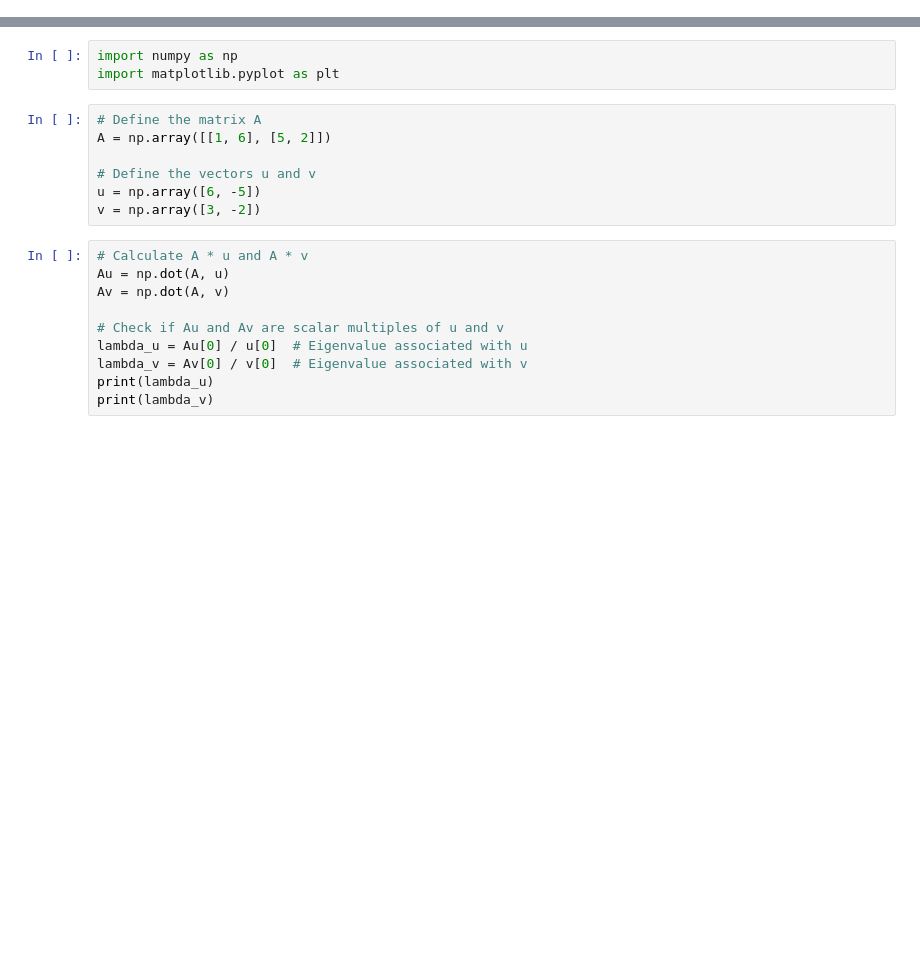
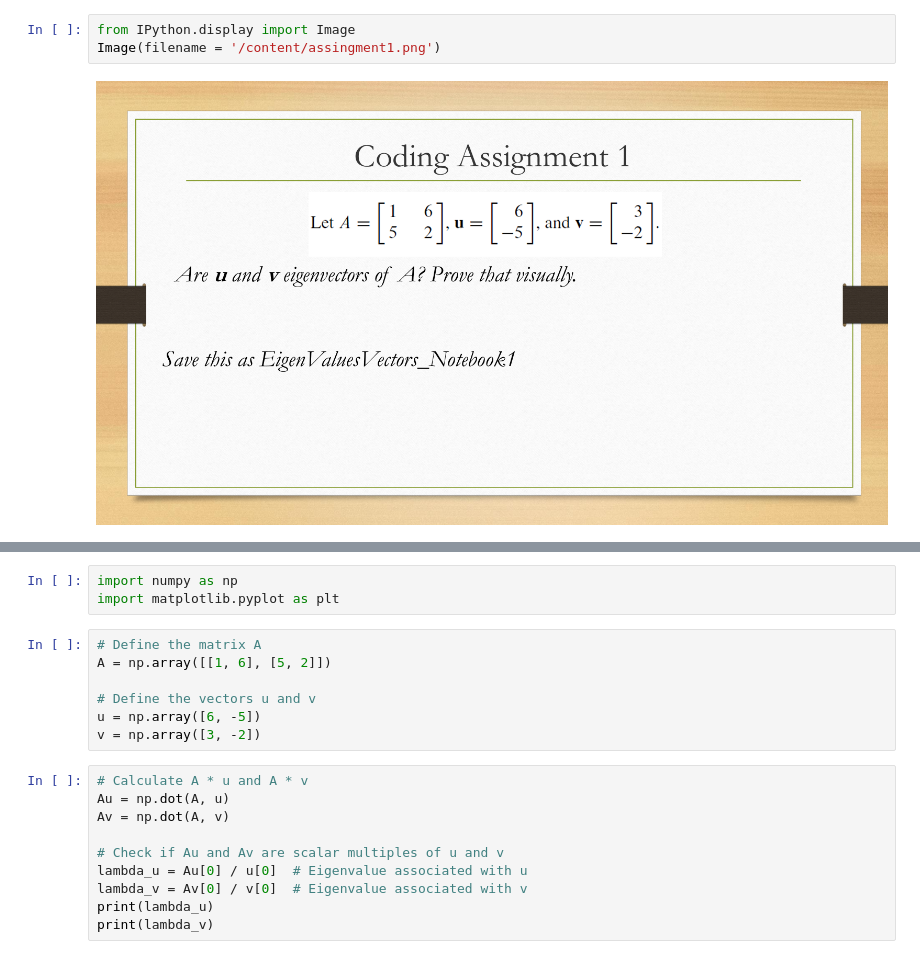
Before and after one commit to rahulvenkat207/Linear-Algebra-CodingWay, a Jupyter notebook: Eigenvalues and Eigenvector/EigenValuesVectors_Notebook1.ipynb, the cells around one changed output, grey strips where cells are left out. Saved outputs shown, nothing was run; the diff lists cells and outputs as text; blank space fills up the shorter version.

```diff
--- a/Eigenvalues and Eigenvector/EigenValuesVectors_Notebook1.ipynb
+++ b/Eigenvalues and Eigenvector/EigenValuesVectors_Notebook1.ipynb
@@ -0,0 +3,5 @@
+# %%
+from IPython.display import Image
+Image(filename = '/content/assingment1.png')
+# %% [output]
+[figure, added]
```
Also changed, not shown: parts of 2 cells of this notebook.
